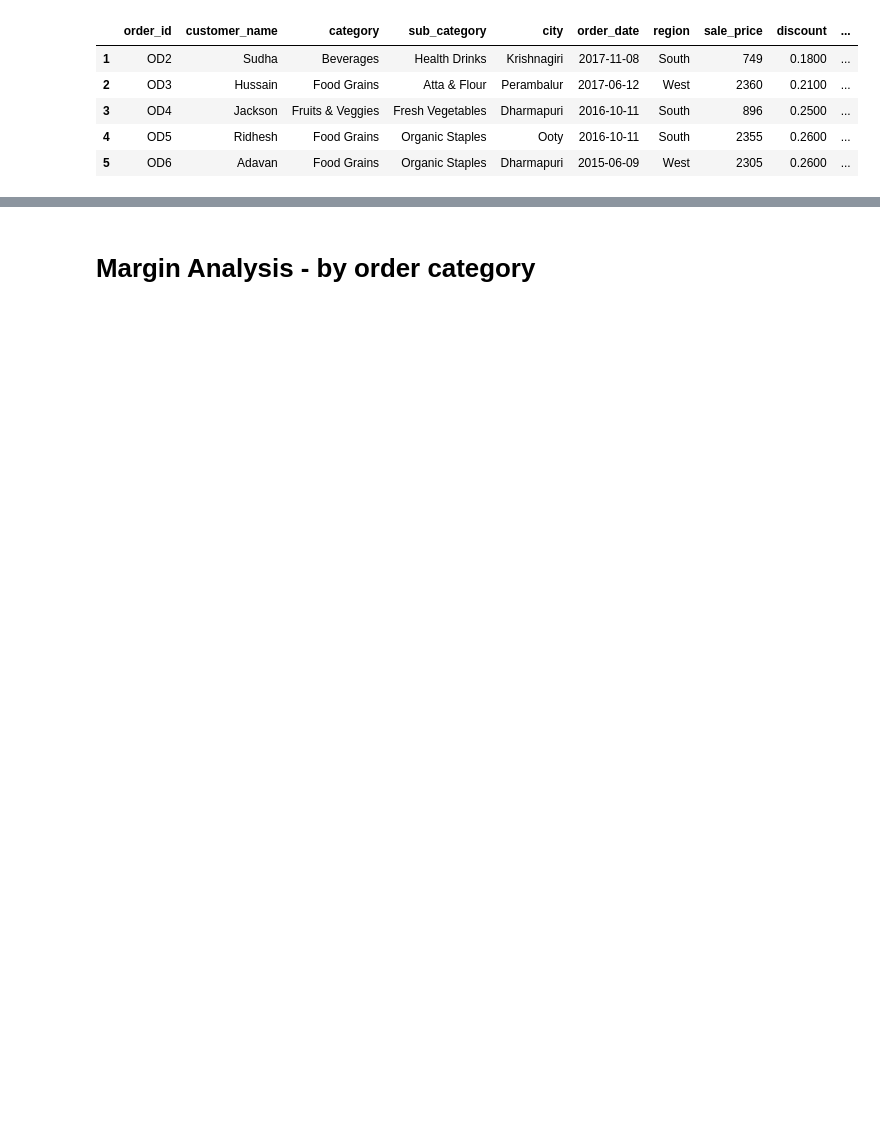
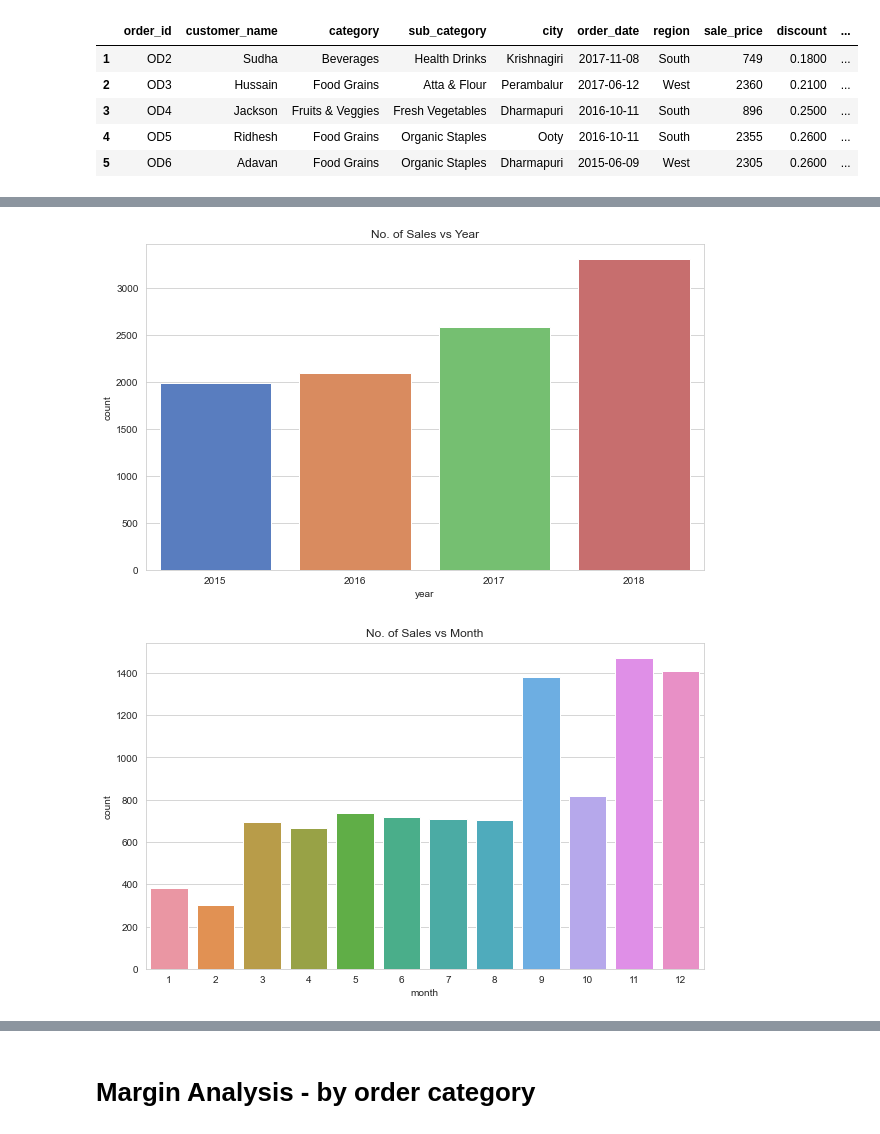
Before and after one commit to edwarsgts/DataAnalysisPortfolio, a Jupyter notebook: Supermarket Retails EDA/Main.ipynb, the cells around one changed output, grey strips where cells are left out. Drawn from its saved outputs; the diff is of its cells as text; code cells hidden in the pictures; blank space fills up the shorter version.

```diff
--- a/Supermarket Retails EDA/Main.ipynb
+++ b/Supermarket Retails EDA/Main.ipynb
@@ -215,0 +335,13 @@ sgs.head()
+# %%
+plt.figure(figsize=(10,6))
+sns.countplot(data=sgs, x='year')
+plt.title('No. of Sales vs Year')
+plt.show()
+
+plt.figure(figsize=(10,6))
+sns.countplot(data=sgs, x='month')
+plt.title('No. of Sales vs Month')
+plt.show()
+# %% [output]
+[figure, added]
+[figure, added]
```
Also changed, not shown: parts of 50 cells of this notebook.
